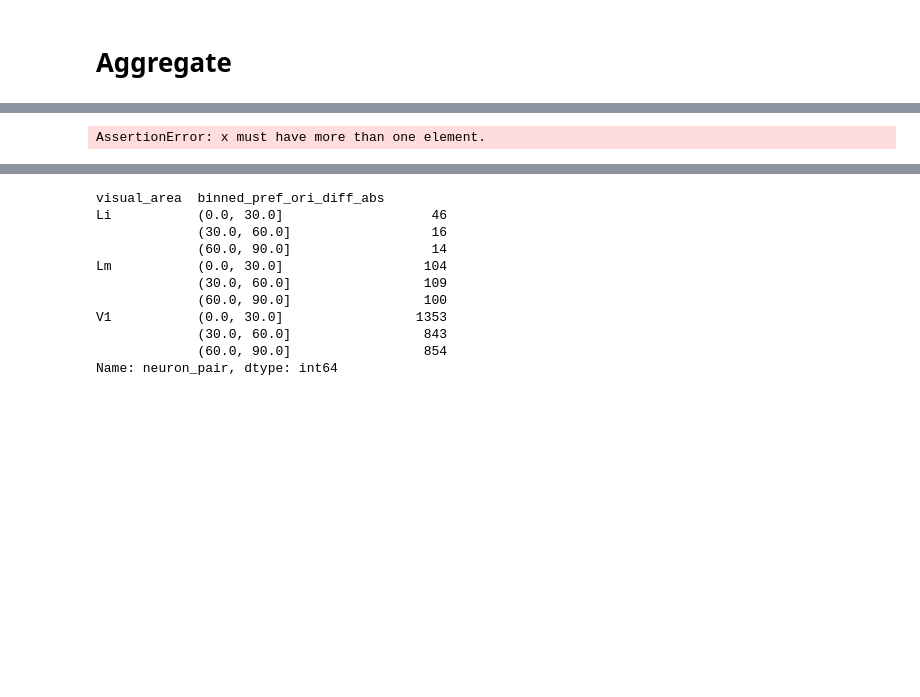
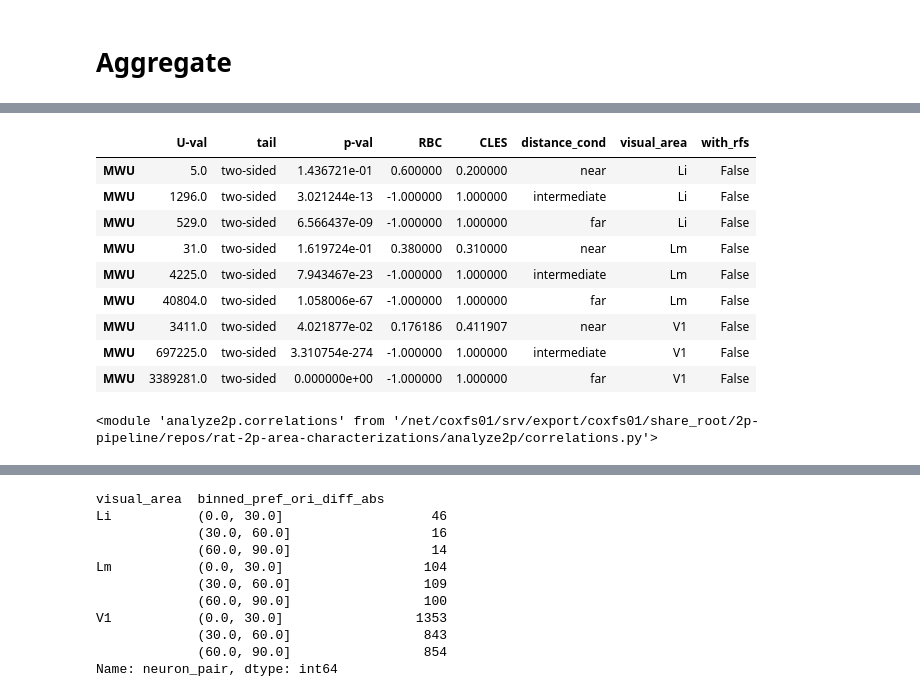
Before and after one commit to julianarhee/rat-2p-area-characterizations, a Jupyter notebook: analyze2p/gratings/gratings-correlations.ipynb, the cells around one changed output, grey strips where cells are left out. Drawn from its saved outputs; the diff is of its cells as text; code cells hidden in the pictures; blank space fills up the shorter version.

```diff
--- a/analyze2p/gratings/gratings-correlations.ipynb
+++ b/analyze2p/gratings/gratings-correlations.ipynb
@@ -371,27 +379,36 @@ import pingouin as pg
 # %%
 # plotd = angdists.copy() #.dropna().copy()
 #vg = plotd[plotd.visual_area=='V1']
 s_=[]
-for with_rfs in [True, False]:
-    plotd = angdists.dropna().copy() if with_rfs else angdists.copy()
-    for va, vg in plotd.groupby('visual_area'):
-        for di, dist_cond in enumerate(['near', 'intermediate', 'far']):
-            df_ = cr.get_bins_within_limits(vg, bin_name=dist_var,
-                                    upper_lim=ctx_limits[dist_cond]['upper_lim'],
-                                    lower_lim=ctx_limits[dist_cond]['lower_lim'])
-            v1 = df_['cortical_distance'].values
-            v2 = df_[y_var].values
-            curr_stat = pg.mwu(v1, v2)
-            curr_stat['distance_cond'] = dist_cond
-            curr_stat['visual_area'] = va
-            curr_stat['with_rfs'] = with_rfs
-            s_.append(curr_stat)
+for va, vg in angdists.groupby('visual_area'):
+    for di, dist_cond in enumerate(['near', 'intermediate', 'far']):
+        df_ = cr.get_bins_within_limits(vg, bin_name=dist_var,
+                                upper_lim=ctx_limits[dist_cond]['upper_lim'],
+                                lower_lim=ctx_limits[dist_cond]['lower_lim'])
+        v1 = df_['cortical_distance'].values
+        v2 = df_[y_var].values
+        curr_stat = pg.mwu(v1, v2)
+        curr_stat['distance_cond'] = dist_cond
+        curr_stat['visual_area'] = va
+        curr_stat['with_rfs'] = with_rfs
+        s_.append(curr_stat)
 statsdf = pd.concat(s_, axis=0)
 statsdf
 # %% [output]
-AssertionError: x must have more than one element.
+|  | U-val | tail | p-val | RBC | CLES | distance_cond | visual_area | with_rfs |
+| MWU | 5.0 | two-sided | 1.436721e-01 | 0.600000 | 0.200000 | near | Li | False |
+| MWU | 1296.0 | two-sided | 3.021244e-13 | -1.000000 | 1.000000 | intermediate | Li | False |
+| MWU | 529.0 | two-sided | 6.566437e-09 | -1.000000 | 1.000000 | far | Li | False |
+| MWU | 31.0 | two-sided | 1.619724e-01 | 0.380000 | 0.310000 | near | Lm | False |
+| MWU | 4225.0 | two-sided | 7.943467e-23 | -1.000000 | 1.000000 | intermediate | Lm | False |
+| MWU | 40804.0 | two-sided | 1.058006e-67 | -1.000000 | 1.000000 | far | Lm | False |
+| MWU | 3411.0 | two-sided | 4.021877e-02 | 0.176186 | 0.411907 | near | V1 | False |
+| MWU | 697225.0 | two-sided | 3.310754e-274 | -1.000000 | 1.000000 | intermediate | V1 | False |
+| MWU | 3389281.0 | two-sided | 0.000000e+00 | -1.000000 | 1.000000 | far | V1 | False |
 # %%
-#
+importlib.reload(cr)
+# %% [output]
+<module 'analyze2p.correlations' from '/net/coxfs01/srv/export/coxfs01/share_root/2p-pipeline/repos/rat-2p-area-characterizations/analyze2p/correlations.py'>
 # %%
 # Check parameter ranges
 # metric_list = ['pref_dir_diff', 'pref_dir_diff_abs',
```
Also changed, not shown: parts of 35 cells of this notebook, 2 other files.
